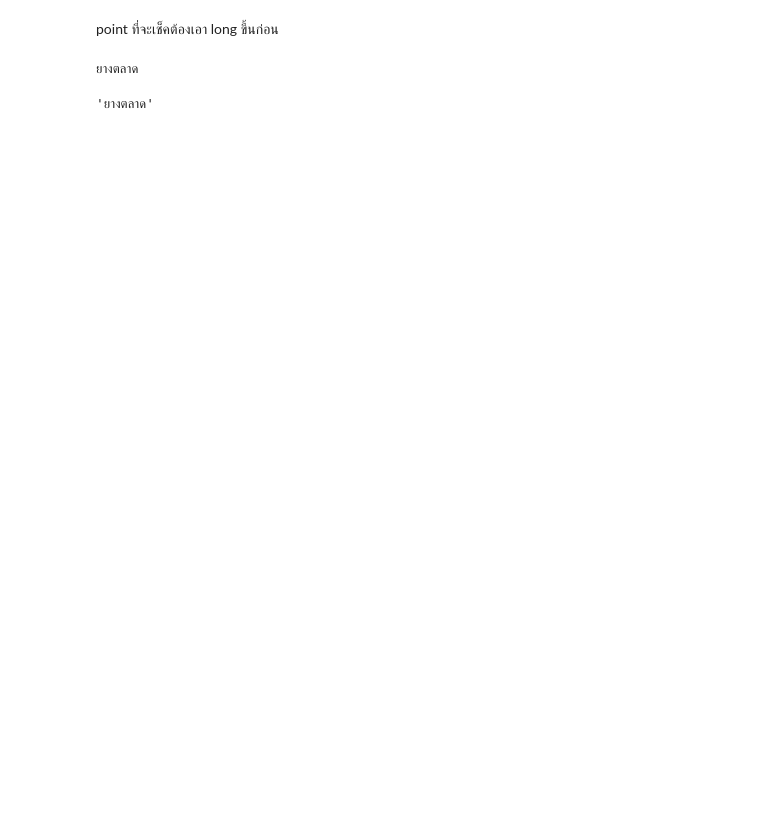
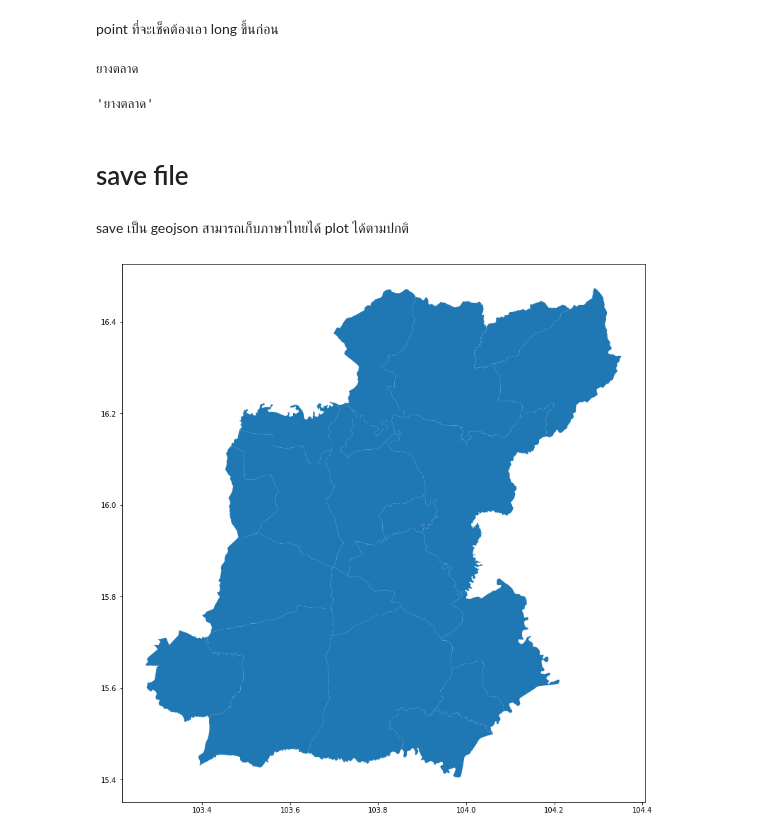
Before and after one commit to myNameIsPK/route_prediction, a Jupyter notebook: phase1/1.2/district_filterRoad.ipynb, the cells around one changed output. Cells and saved outputs as stored; diff of their text form; code cells hidden in the pictures; blank space fills up the shorter version.

```diff
--- a/phase1/1.2/district_filterRoad.ipynb
+++ b/phase1/1.2/district_filterRoad.ipynb
@@ -439,3 +439,7 @@ def chack_district(lon,lat):
 chack_district(103.371296,16.399732)
 # %% [output]
 'ยางตลาด'
+# %% [markdown]
+# save file
+# %% [markdown]
+save เป็น geojson สามารถเก็บภาษาไทยได้ plot ได้ตามปกติ
@@ -441,0 +448,6 @@ chack_district(103.371296,16.399732)
+# %%
+test_data = gpd.read_file("/content/drive/My Drive/2 Boundary/District_NE_new.geojson")
+# %%
+test_data[test_data['PRV_CODE'] == '45'].plot(figsize=(16,14));
+# %% [output]
+[figure, added]
```
Also changed, not shown: parts of 3 cells of this notebook.
